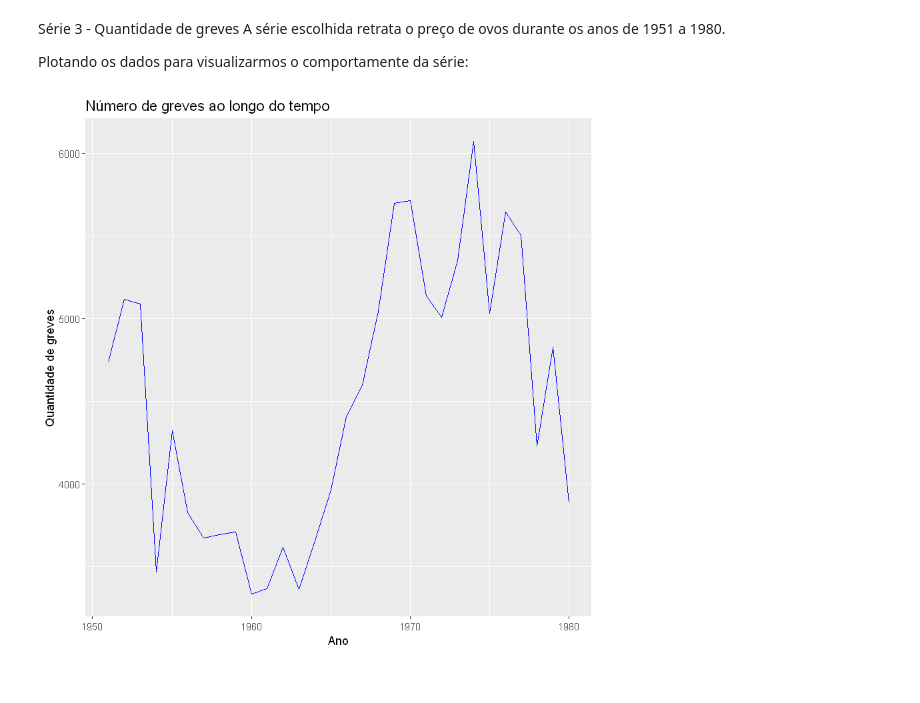
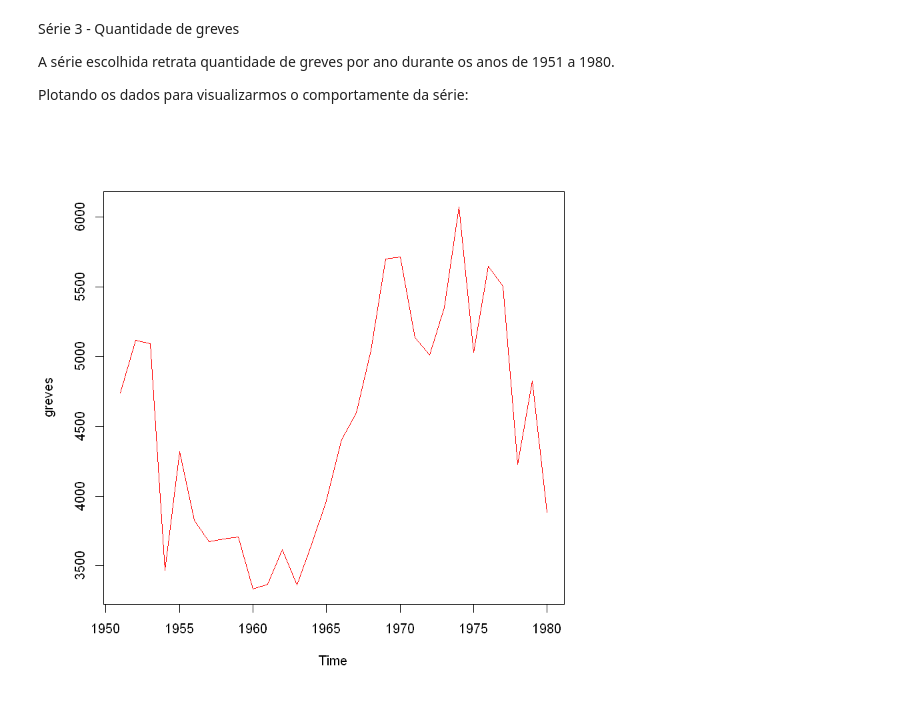
Before and after one commit to Marcehlin/Atividades-2026_1, a Jupyter notebook: Séries Temporais/Lista1 serie3.ipynb, the cells around one changed output. Cells and saved outputs as stored; diff of their text form; code cells hidden in the pictures.

Commit message:
update lista 1 series temporais

```diff
--- a/Séries Temporais/Lista1 serie3.ipynb
+++ b/Séries Temporais/Lista1 serie3.ipynb
@@ -1,18 +1,14 @@
 # %% [markdown]
 Série 3 - Quantidade de greves
-A série escolhida retrata o preço de ovos durante os anos de 1951 a 1980.
+
+A série escolhida retrata quantidade de greves por ano durante os anos de 1951 a 1980.
 
 Plotando os dados para visualizarmos o comportamente da série:
 # %%
-ts.greves <- read.csv("strikes.csv")
-ts.greves$ds <- as.Date(ts.greves$ds)
+dados <- read.csv("strikes.csv")
+
+greves <- ts(dados$y,start=c(1951,1))
-# %%
-library(ggplot2)
-
-ggplot(ts.greves, aes(x = ds, y = y)) +
-  geom_line(color = "blue") +
-  labs(title = "Número de greves ao longo do tempo",
-       x = "Ano",
-       y = "Quantidade de greves")
-# %% [output]
-[figure, removed]
+# %%
+ts.plot(greves,col = "red")
+# %% [output]
+[figure, added]
```
Also changed, not shown: parts of 14 cells of this notebook, 2 other files.
